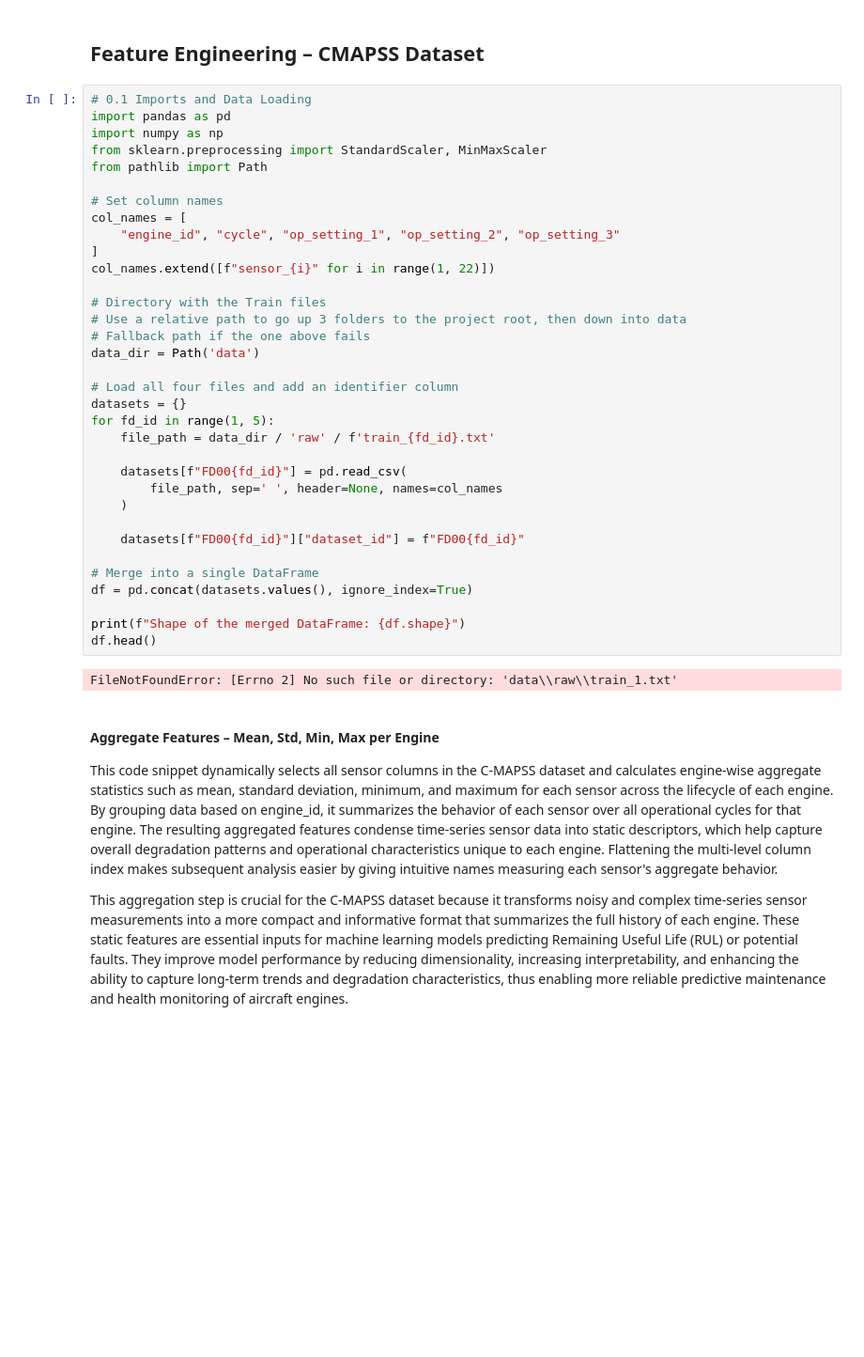
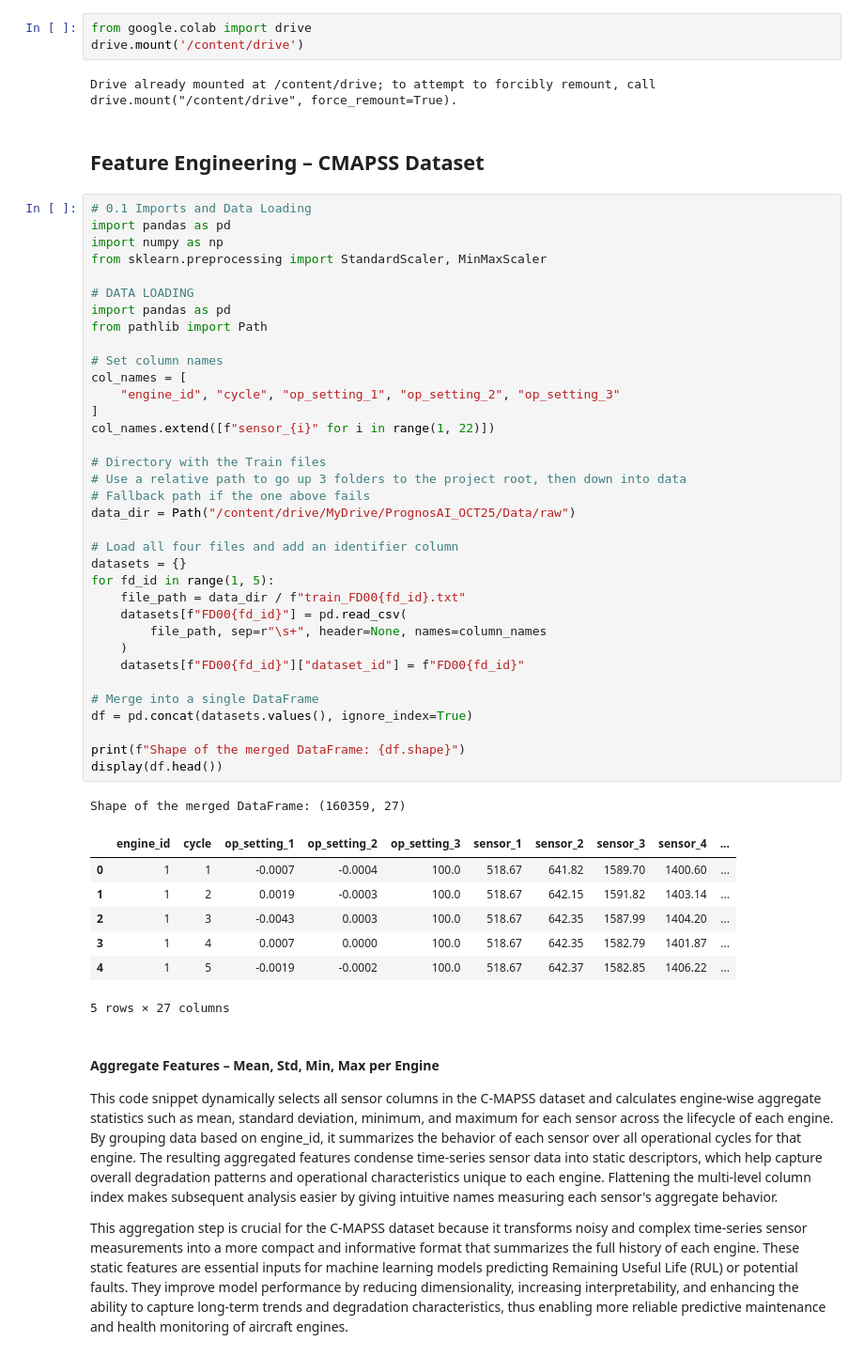
Before and after one commit to springboard135-infosys-intern-oct25/prognosAI-Infosys-intern-project, a Jupyter notebook: milestone_1/week_2/Day_8/feature_engineering.ipynb, the cells around one changed output. Shown at 94% size. Saved outputs shown, nothing was run; the diff lists cells and outputs as text; blank space fills up the shorter version.

Commit message:
Resolved errors

```diff
--- a/milestone_1/week_2/Day_8/feature_engineering.ipynb
+++ b/milestone_1/week_2/Day_8/feature_engineering.ipynb
@@ -1,41 +1,54 @@
+# %%
+from google.colab import drive
+drive.mount('/content/drive')
+# %% [output]
+Drive already mounted at /content/drive; to attempt to forcibly remount, call drive.mount("/content/drive", force_remount=True).
 # %% [markdown]
 ##  Feature Engineering – CMAPSS Dataset
 # %%
 # 0.1 Imports and Data Loading
 import pandas as pd
 import numpy as np
 from sklearn.preprocessing import StandardScaler, MinMaxScaler
+
+# DATA LOADING
+import pandas as pd
 from pathlib import Path
 
 # Set column names
 col_names = [
     "engine_id", "cycle", "op_setting_1", "op_setting_2", "op_setting_3"
 ]
 col_names.extend([f"sensor_{i}" for i in range(1, 22)])
 
 # Directory with the Train files
 # Use a relative path to go up 3 folders to the project root, then down into data
 # Fallback path if the one above fails
-data_dir = Path('data')
+data_dir = Path("/content/drive/MyDrive/PrognosAI_OCT25/Data/raw")
 
 # Load all four files and add an identifier column
 datasets = {}
 for fd_id in range(1, 5):
-    file_path = data_dir / 'raw' / f'train_{fd_id}.txt'
-
+    file_path = data_dir / f"train_FD00{fd_id}.txt"
     datasets[f"FD00{fd_id}"] = pd.read_csv(
-        file_path, sep=' ', header=None, names=col_names
+        file_path, sep=r"\s+", header=None, names=column_names
     )
-
     datasets[f"FD00{fd_id}"]["dataset_id"] = f"FD00{fd_id}"
 
 # Merge into a single DataFrame
 df = pd.concat(datasets.values(), ignore_index=True)
 
 print(f"Shape of the merged DataFrame: {df.shape}")
-df.head()
+display(df.head())
 # %% [output]
-FileNotFoundError: [Errno 2] No such file or directory: 'data\\raw\\train_1.txt'
+Shape of the merged DataFrame: (160359, 27)
+|  | engine_id | cycle | op_setting_1 | op_setting_2 | op_setting_3 | sensor_1 | sensor_2 | sensor_3 | sensor_4 | ... |
+| 0 | 1 | 1 | -0.0007 | -0.0004 | 100.0 | 518.67 | 641.82 | 1589.70 | 1400.60 | ... |
+| 1 | 1 | 2 | 0.0019 | -0.0003 | 100.0 | 518.67 | 642.15 | 1591.82 | 1403.14 | ... |
+| 2 | 1 | 3 | -0.0043 | 0.0003 | 100.0 | 518.67 | 642.35 | 1587.99 | 1404.20 | ... |
+| 3 | 1 | 4 | 0.0007 | 0.0000 | 100.0 | 518.67 | 642.35 | 1582.79 | 1401.87 | ... |
+| 4 | 1 | 5 | -0.0019 | -0.0002 | 100.0 | 518.67 | 642.37 | 1582.85 | 1406.22 | ... |
+5 rows × 27 columns
 # %% [markdown]
 #### Aggregate Features – Mean, Std, Min, Max per Engine
 
```
Also changed, not shown: parts of 1 cell of this notebook.
